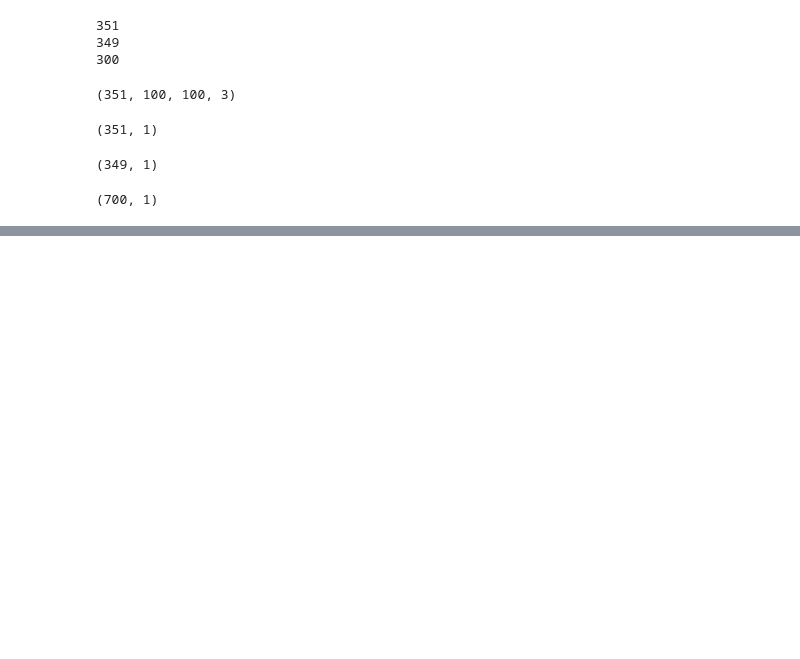
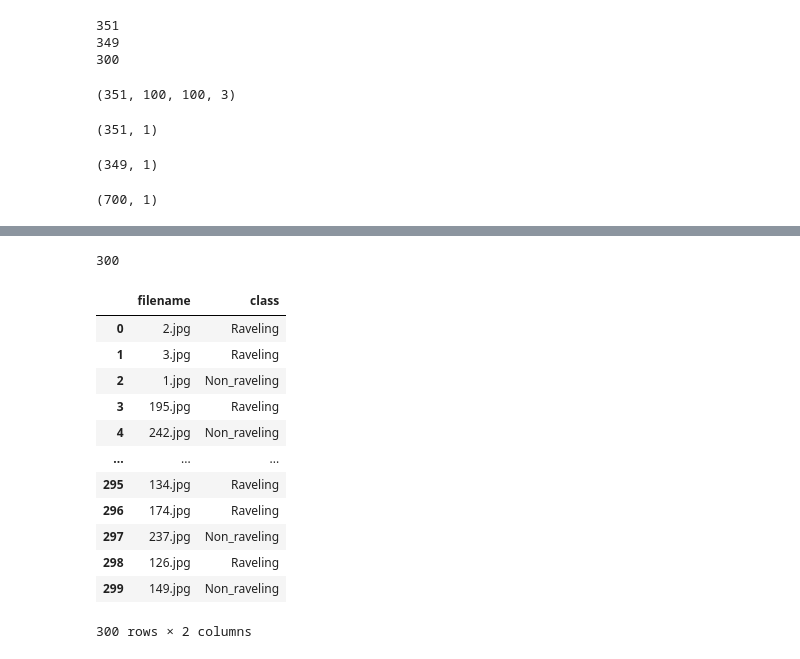
Before and after one commit to Arush0113/CE784, a Jupyter notebook: Arush_190181_Assignment1_CE784.ipynb, the cells around one changed output, grey strips where cells are left out. Saved outputs shown, nothing was run; the diff lists cells and outputs as text; code cells hidden in the pictures; blank space fills up the shorter version.

```diff
--- a/Arush_190181_Assignment1_CE784.ipynb
+++ b/Arush_190181_Assignment1_CE784.ipynb
@@ -383,7 +339,8 @@ for i in range(len(images_test)):
 # %%
 data_test = {"mean_b":mean_b, "mean_g":mean_g, "mean_r":mean_r, "std_b":std_b, "std_g":std_g, "std_r":std_r,
         "skew_b":skew_b, "skew_g":skew_g, "skew_r":skew_r, "kurt_b":kurt_b, "kurt_g":kurt_g, "kurt_r":kurt_r,
-        "entropy_b":entropy_b1, "entropy_g":entropy_g1, "entropy_r":entropy_r1
+        "entropy_b":entropy_b, "entropy_g":entropy_g, "entropy_r":entropy_r, "range_b" : range_b, "range_g" : range_g, "range_r" : range_r,
+        "spearman_rg": spearman_rg, "spearman_gb" : spearman_gb, "spearman_rb" : spearman_rb
         }
 
 df_test = pd.DataFrame(data_test)
@@ -427,0 +389,10 @@ SyntaxError: ignored
+# %%
+Outputs = []
+
+for i in range(len(myPreds)):
+  if(myPreds[i] == 0):
+    Outputs.append("Non_raveling");
+  else:
+    Outputs.append("Raveling");
+print(len(Outputs))
+Outputs
@@ -427,0 +418,24 @@ SyntaxError: ignored
+# %%
+len(Outputs)
+# %% [output]
+300
+# %%
+test_data = {"filename":list_test, "class":Outputs}
+# %%
+test_output = pd.DataFrame(test_data)
+# %%
+test_output
+# %% [output]
+|  | filename | class |
+| 0 | 2.jpg | Raveling |
+| 1 | 3.jpg | Raveling |
+| 2 | 1.jpg | Non_raveling |
+| 3 | 195.jpg | Raveling |
+| 4 | 242.jpg | Non_raveling |
+| ... | ... | ... |
+| 295 | 134.jpg | Raveling |
+| 296 | 174.jpg | Raveling |
+| 297 | 237.jpg | Non_raveling |
+| 298 | 126.jpg | Raveling |
+| 299 | 149.jpg | Non_raveling |
+300 rows × 2 columns
```
Also changed, not shown: parts of 44 cells of this notebook.
